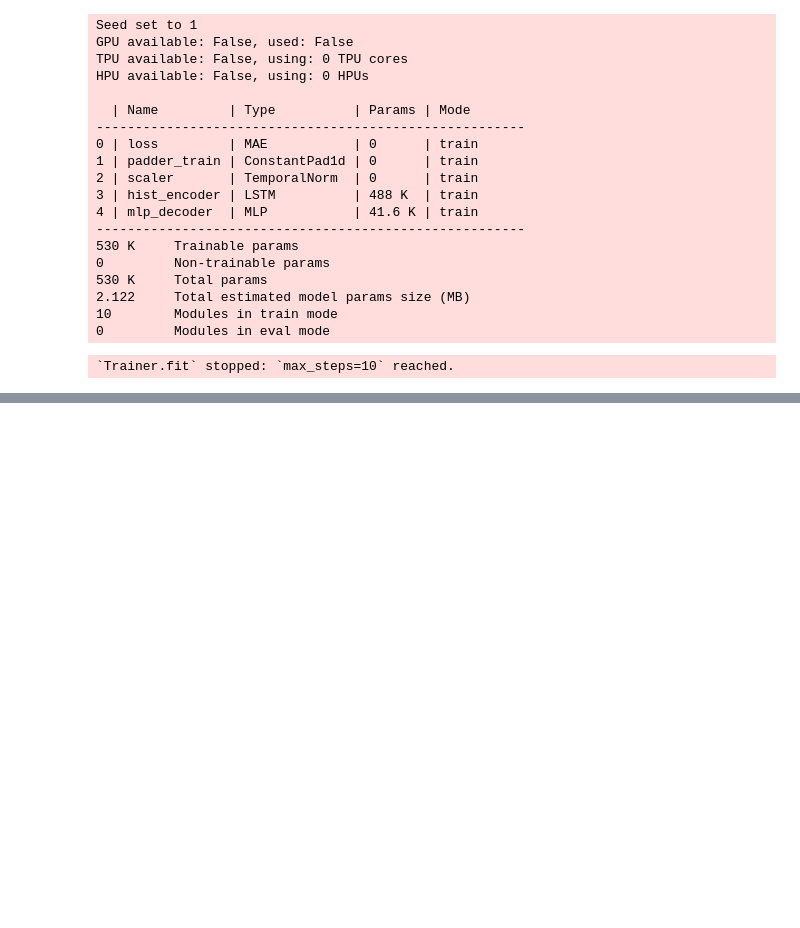
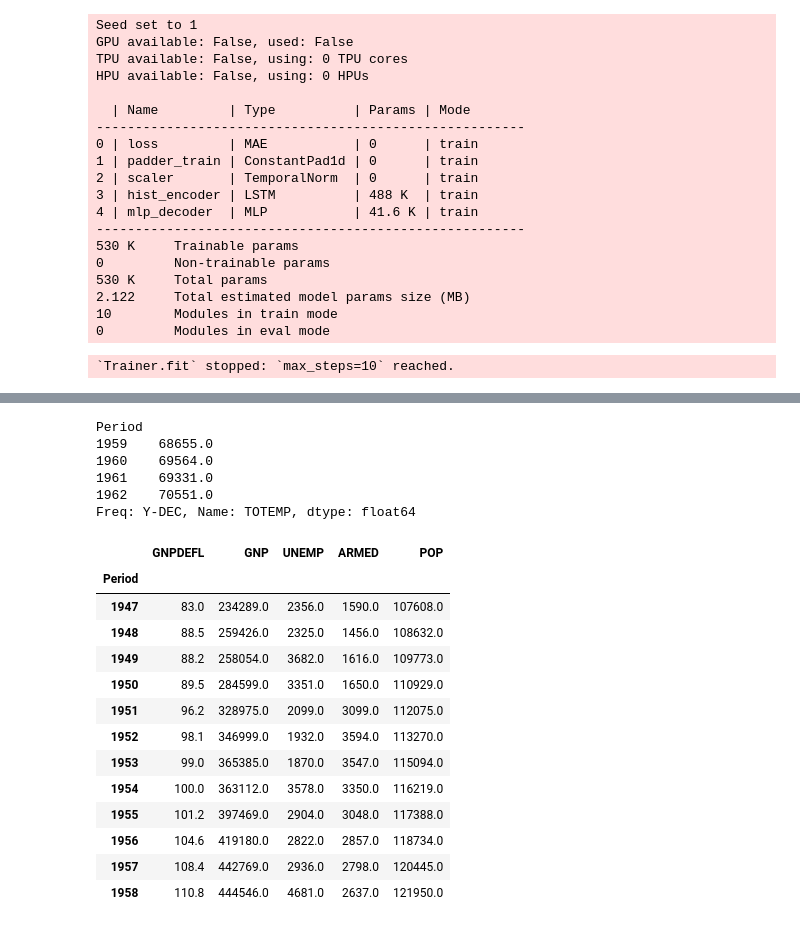
Before and after one commit to emsyoungg/sepsis_forecasting, a Jupyter notebook: LSTM/Main_LSTM.ipynb, the cells around one changed output, grey strips where cells are left out. Cells and saved outputs as stored; diff of their text form; code cells hidden in the pictures; blank space fills up the shorter version.

```diff
--- a/LSTM/Main_LSTM.ipynb
+++ b/LSTM/Main_LSTM.ipynb
@@ -286,0 +381,9 @@ ValueError: Missing exogeneous data, 'futr_exog_list' is non-empty.
+# %%
+# importing necessary libraries
+from sktime.datasets import load_longley
+from sktime.forecasting.neuralforecast import NeuralForecastLSTM
+from sktime.split import temporal_train_test_split
+
+# loading the Longley dataset and splitting it into train and test subsets
+y, X = load_longley()
+y_train, y_test, X_train, X_test = temporal_train_test_split(y, X, test_size=4)
@@ -286,0 +407,26 @@ ValueError: Missing exogeneous data, 'futr_exog_list' is non-empty.
+# %%
+y_test
+# %% [output]
+Period
+1959    68655.0
+1960    69564.0
+1961    69331.0
+1962    70551.0
+Freq: Y-DEC, Name: TOTEMP, dtype: float64
+# %%
+X_train
+# %% [output]
+|  | GNPDEFL | GNP | UNEMP | ARMED | POP |
+| Period |  |  |  |  |  |
+| 1947 | 83.0 | 234289.0 | 2356.0 | 1590.0 | 107608.0 |
+| 1948 | 88.5 | 259426.0 | 2325.0 | 1456.0 | 108632.0 |
+| 1949 | 88.2 | 258054.0 | 3682.0 | 1616.0 | 109773.0 |
+| 1950 | 89.5 | 284599.0 | 3351.0 | 1650.0 | 110929.0 |
+| 1951 | 96.2 | 328975.0 | 2099.0 | 3099.0 | 112075.0 |
+| 1952 | 98.1 | 346999.0 | 1932.0 | 3594.0 | 113270.0 |
+| 1953 | 99.0 | 365385.0 | 1870.0 | 3547.0 | 115094.0 |
+| 1954 | 100.0 | 363112.0 | 3578.0 | 3350.0 | 116219.0 |
+| 1955 | 101.2 | 397469.0 | 2904.0 | 3048.0 | 117388.0 |
+| 1956 | 104.6 | 419180.0 | 2822.0 | 2857.0 | 118734.0 |
+| 1957 | 108.4 | 442769.0 | 2936.0 | 2798.0 | 120445.0 |
+| 1958 | 110.8 | 444546.0 | 4681.0 | 2637.0 | 121950.0 |
```
Also changed, not shown: parts of 11 cells of this notebook, 3 other files.
